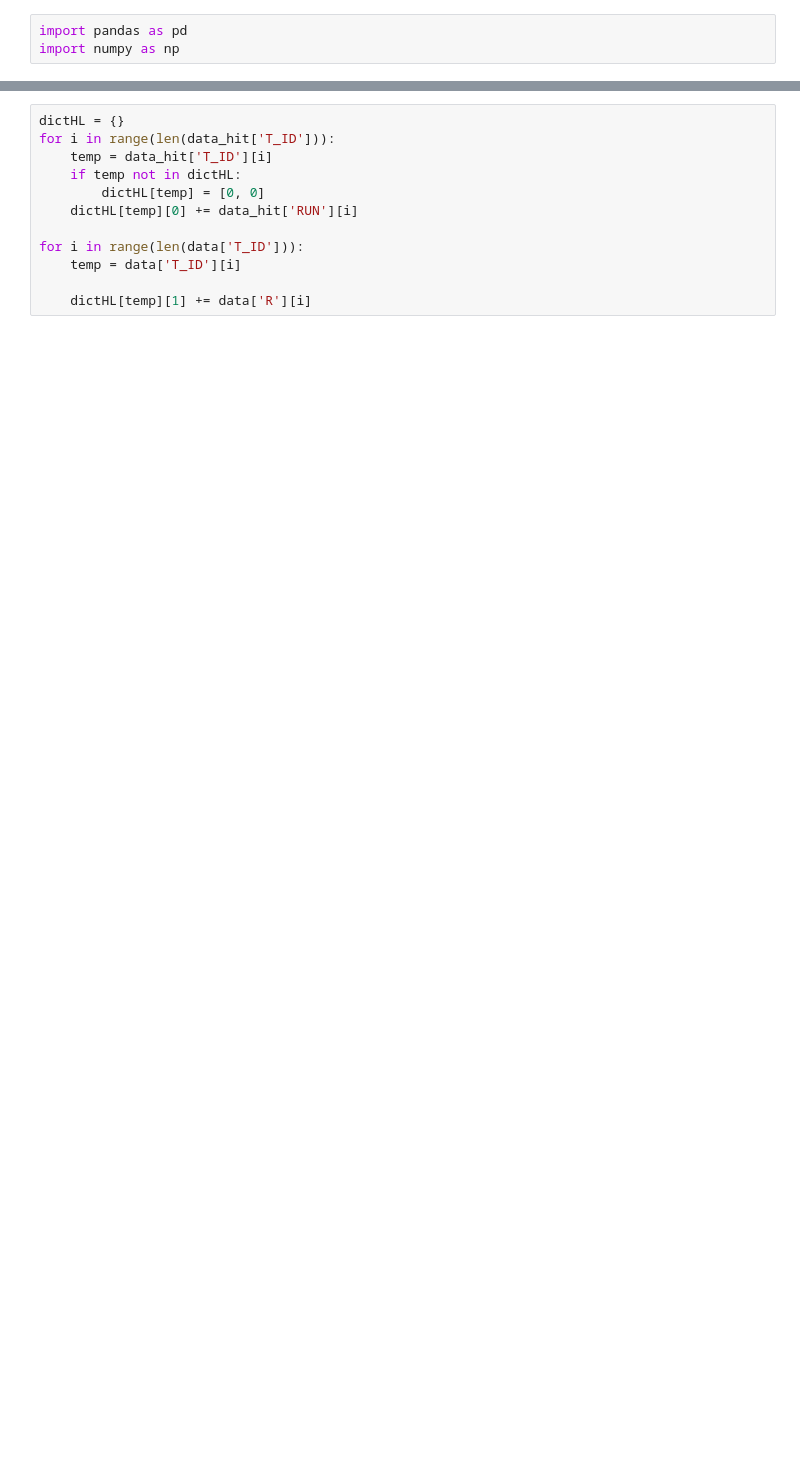
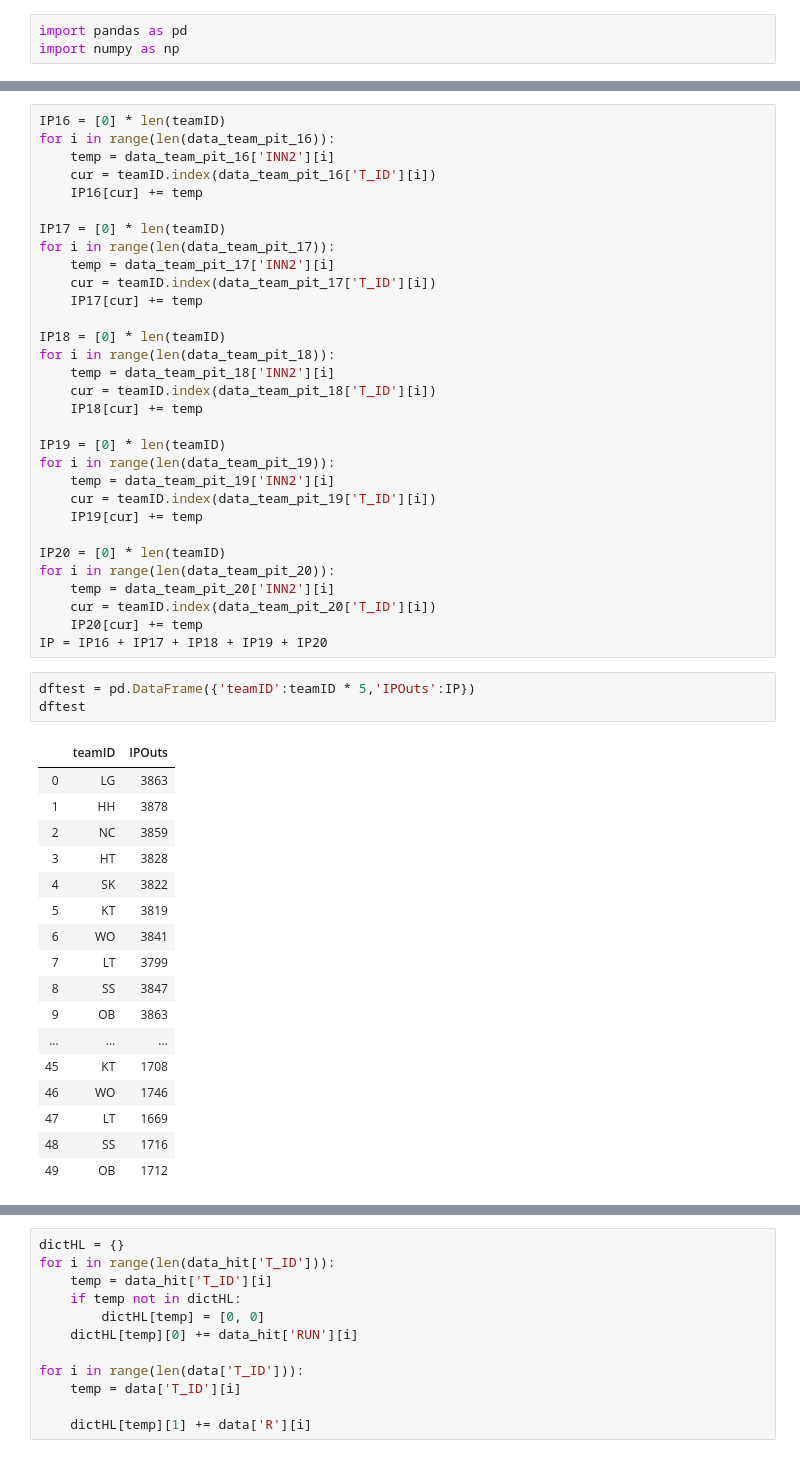
Before and after one commit to Hoesung-Jung/2020_BigContest, a Jupyter notebook: personal directory/cyclone989/Untitled.ipynb, the cells around one changed output, grey strips where cells are left out. Cells and saved outputs as stored; diff of their text form; blank space fills up the shorter version.

```diff
--- a/personal directory/cyclone989/Untitled.ipynb
+++ b/personal directory/cyclone989/Untitled.ipynb
@@ -21,0 +52,52 @@ data
+# %%
+IP16 = [0] * len(teamID)
+for i in range(len(data_team_pit_16)):
+    temp = data_team_pit_16['INN2'][i]
+    cur = teamID.index(data_team_pit_16['T_ID'][i])
+    IP16[cur] += temp
+
+IP17 = [0] * len(teamID)
+for i in range(len(data_team_pit_17)):
+    temp = data_team_pit_17['INN2'][i]
+    cur = teamID.index(data_team_pit_17['T_ID'][i])
+    IP17[cur] += temp
+
+IP18 = [0] * len(teamID)
+for i in range(len(data_team_pit_18)):
+    temp = data_team_pit_18['INN2'][i]
+    cur = teamID.index(data_team_pit_18['T_ID'][i])
+    IP18[cur] += temp
+
+IP19 = [0] * len(teamID)
+for i in range(len(data_team_pit_19)):
+    temp = data_team_pit_19['INN2'][i]
+    cur = teamID.index(data_team_pit_19['T_ID'][i])
+    IP19[cur] += temp
+
+IP20 = [0] * len(teamID)
+for i in range(len(data_team_pit_20)):
+    temp = data_team_pit_20['INN2'][i]
+    cur = teamID.index(data_team_pit_20['T_ID'][i])
+    IP20[cur] += temp
+IP = IP16 + IP17 + IP18 + IP19 + IP20
+# %%
+dftest = pd.DataFrame({'teamID':teamID * 5,'IPOuts':IP})
+dftest
+# %% [output]
+|  | teamID | IPOuts |
+| 0 | LG | 3863 |
+| 1 | HH | 3878 |
+| 2 | NC | 3859 |
+| 3 | HT | 3828 |
+| 4 | SK | 3822 |
+| 5 | KT | 3819 |
+| 6 | WO | 3841 |
+| 7 | LT | 3799 |
+| 8 | SS | 3847 |
+| 9 | OB | 3863 |
+| ... | ... | ... |
+| 45 | KT | 1708 |
+| 46 | WO | 1746 |
+| 47 | LT | 1669 |
+| 48 | SS | 1716 |
+| 49 | OB | 1712 |
```
Also changed, not shown: parts of 28 cells of this notebook, 1 other file.
